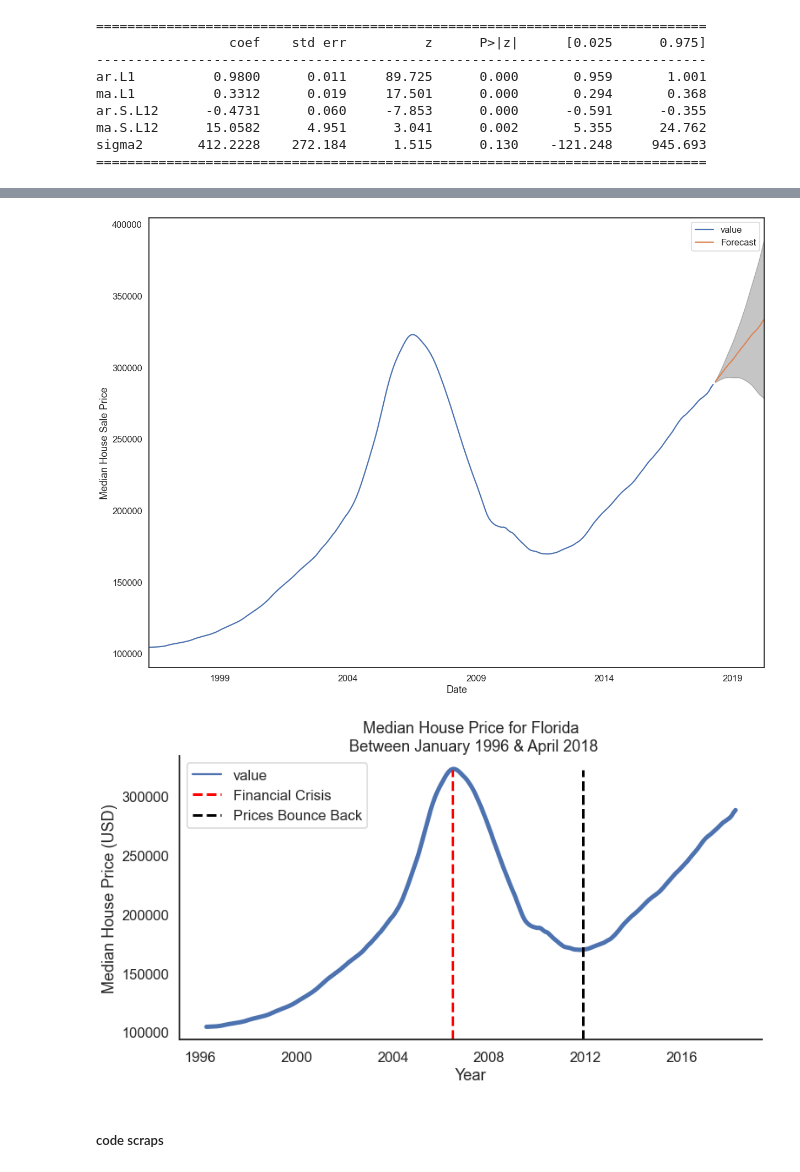
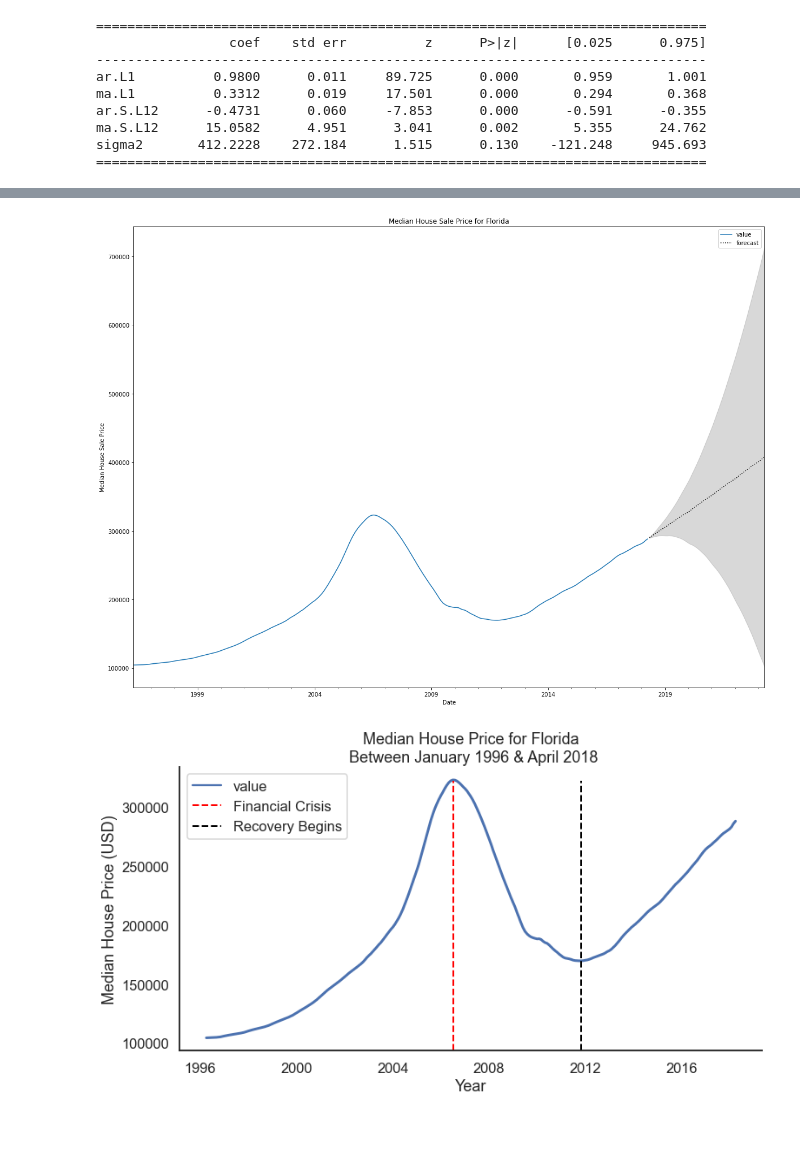
Before and after one commit to Nick-Kolowich/dsc-phase-4-project, a Jupyter notebook: time-series/Model Notebook.ipynb, the cells around one changed output, grey strips where cells are left out. Cells and saved outputs as stored; diff of their text form; code cells hidden in the pictures; blank space fills up the shorter version.

```diff
--- a/time-series/Model Notebook.ipynb
+++ b/time-series/Model Notebook.ipynb
@@ -581,8 +641,9 @@ pred_dynamic = output.get_prediction(start=pd.to_datetime('2014-01-01'), dynamic
 pred_dynamic_conf = pred_dynamic.conf_int()
 # %%
 prediction = output.get_forecast(steps=24)
+prediction_5yr = output.get_forecast(steps=60)
 
-# Get confidence intervals of forecasts
-pred_conf = prediction.conf_int()
+pred_conf = prediction.conf_int( )
+pred_conf_5yr = prediction_5yr.conf_int()
 # %%
 ax = fuller_df['1996-04-01':].plot(label='observed', figsize=(20, 15))
@@ -602,24 +677,25 @@ plt.show()
 # %%
 # Plot future predictions with confidence intervals
 ax = fuller_df.plot(label='observed', figsize=(20, 15))
-prediction.predicted_mean.plot(ax=ax, label='Forecast')
-ax.fill_between(pred_conf.index,
-                pred_conf.iloc[:, 0],
-                pred_conf.iloc[:, 1], color='k', alpha=0.25)
+prediction_5yr.predicted_mean.plot(ax=ax, label='forecast', color='black', ls=':')
+ax.fill_between(pred_conf_5yr.index,
+                pred_conf_5yr.iloc[:, 0],
+                pred_conf_5yr.iloc[:, 1], color='grey', alpha=0.3)
+ax.set_title('Median House Sale Price for Florida')
 ax.set_xlabel('Date')
 ax.set_ylabel('Median House Sale Price')
 
 plt.legend()
 plt.show()
 # %% [output]
-[figure, old version]
+[figure, new version]
 # %%
 sns.set(rc={'figure.figsize':(12,6)},style="white", context="talk")
 
-ax = sns.lineplot(data=fuller_df, color='g', lw=5);
+ax = sns.lineplot(data=fuller_df, color='g', lw=3);
 
-ax.axvline(x=pd.to_datetime('2006-07-01'), ymin=0, ymax=0.95, ls= "--", lw=3, color='red', label='Financial Crisis')
-ax.axvline(x=pd.to_datetime('2011-12-01'), ymin=0, ymax=0.95, ls= "--", lw=3, color='black', label='Prices Bounce Back')
+ax.axvline(x=pd.to_datetime('2006-07-14'), ymin=0, ymax=0.95, ls= "--", lw=2, color='red', label='Financial Crisis')
+ax.axvline(x=pd.to_datetime('2011-11-01'), ymin=0, ymax=0.95, ls= "--", lw=2, color='black', label='Recovery Begins')
 
 
 title = 'Median House Price for Florida\n Between January 1996 & April 2018'
@@ -632,6 +708,4 @@ ax.set(xlabel=xlabel, ylabel=ylabel)
 sns.despine()
 plt.legend();
 # %% [output]
-[figure, old version]
+[figure, new version]
-# %% [markdown]
-##### code scraps
```
Also changed, not shown: parts of 38 cells of this notebook, 7 other files.
